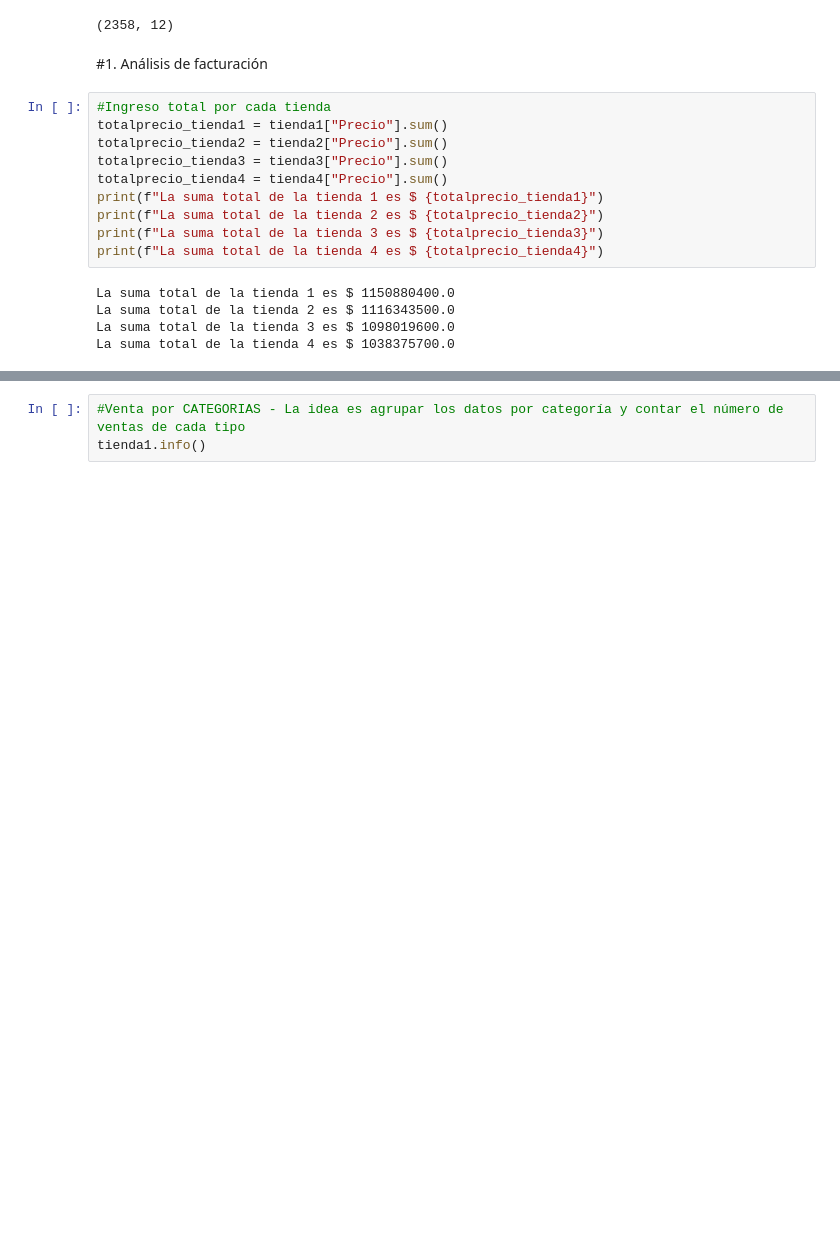
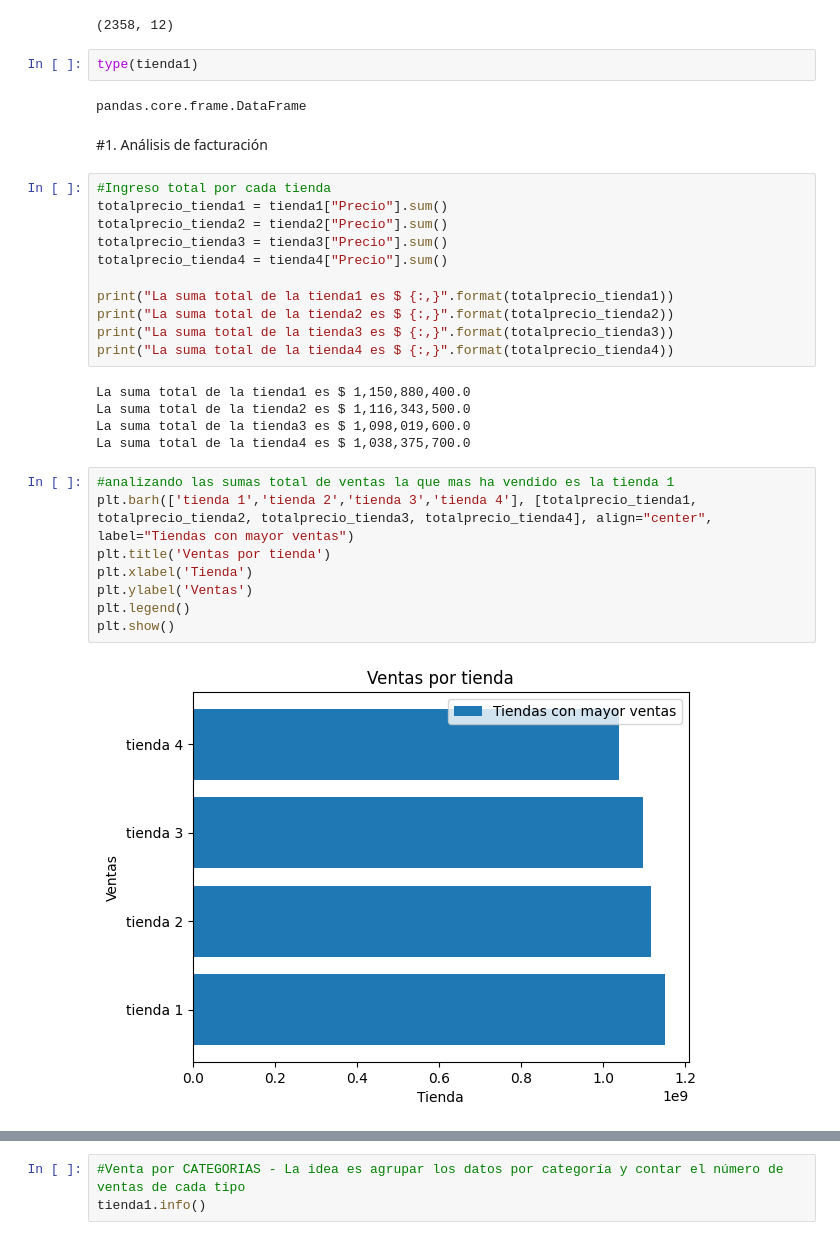
Before and after one commit to ejaila/Challenge_One_Data_Science, a Jupyter notebook: AluraStoreLatam.ipynb, the cells around one changed output, grey strips where cells are left out. Cells and saved outputs as stored; diff of their text form; blank space fills up the shorter version.

```diff
--- a/AluraStoreLatam.ipynb
+++ b/AluraStoreLatam.ipynb
@@ -25,6 +26,10 @@ tienda1.head()
 tienda4.shape
 # %% [output]
 (2358, 12)
+# %%
+type(tienda1)
+# %% [output]
+pandas.core.frame.DataFrame
 # %% [markdown]
 #1. Análisis de facturación
 # %%
@@ -33,12 +38,23 @@ totalprecio_tienda1 = tienda1["Precio"].sum()
 totalprecio_tienda2 = tienda2["Precio"].sum()
 totalprecio_tienda3 = tienda3["Precio"].sum()
 totalprecio_tienda4 = tienda4["Precio"].sum()
-print(f"La suma total de la tienda 1 es $ {totalprecio_tienda1}")
-print(f"La suma total de la tienda 2 es $ {totalprecio_tienda2}")
-print(f"La suma total de la tienda 3 es $ {totalprecio_tienda3}")
-print(f"La suma total de la tienda 4 es $ {totalprecio_tienda4}")
+
+print("La suma total de la tienda1 es $ {:,}".format(totalprecio_tienda1))
+print("La suma total de la tienda2 es $ {:,}".format(totalprecio_tienda2))
+print("La suma total de la tienda3 es $ {:,}".format(totalprecio_tienda3))
+print("La suma total de la tienda4 es $ {:,}".format(totalprecio_tienda4))
 # %% [output]
-La suma total de la tienda 1 es $ 1150880400.0
-La suma total de la tienda 2 es $ 1116343500.0
-La suma total de la tienda 3 es $ 1098019600.0
-La suma total de la tienda 4 es $ 1038375700.0
+La suma total de la tienda1 es $ 1,150,880,400.0
+La suma total de la tienda2 es $ 1,116,343,500.0
+La suma total de la tienda3 es $ 1,098,019,600.0
+La suma total de la tienda4 es $ 1,038,375,700.0
+# %%
+#analizando las sumas total de ventas la que mas ha vendido es la tienda 1
+plt.barh(['tienda 1','tienda 2','tienda 3','tienda 4'], [totalprecio_tienda1, totalprecio_tienda2, totalprecio_tienda3, totalprecio_tienda4], align="center", label="Tiendas con mayor ventas")
+plt.title('Ventas por tienda')
+plt.xlabel('Tienda')
+plt.ylabel('Ventas')
+plt.legend()
+plt.show()
+# %% [output]
+[figure, added]
```
Also changed, not shown: parts of 54 cells of this notebook.
